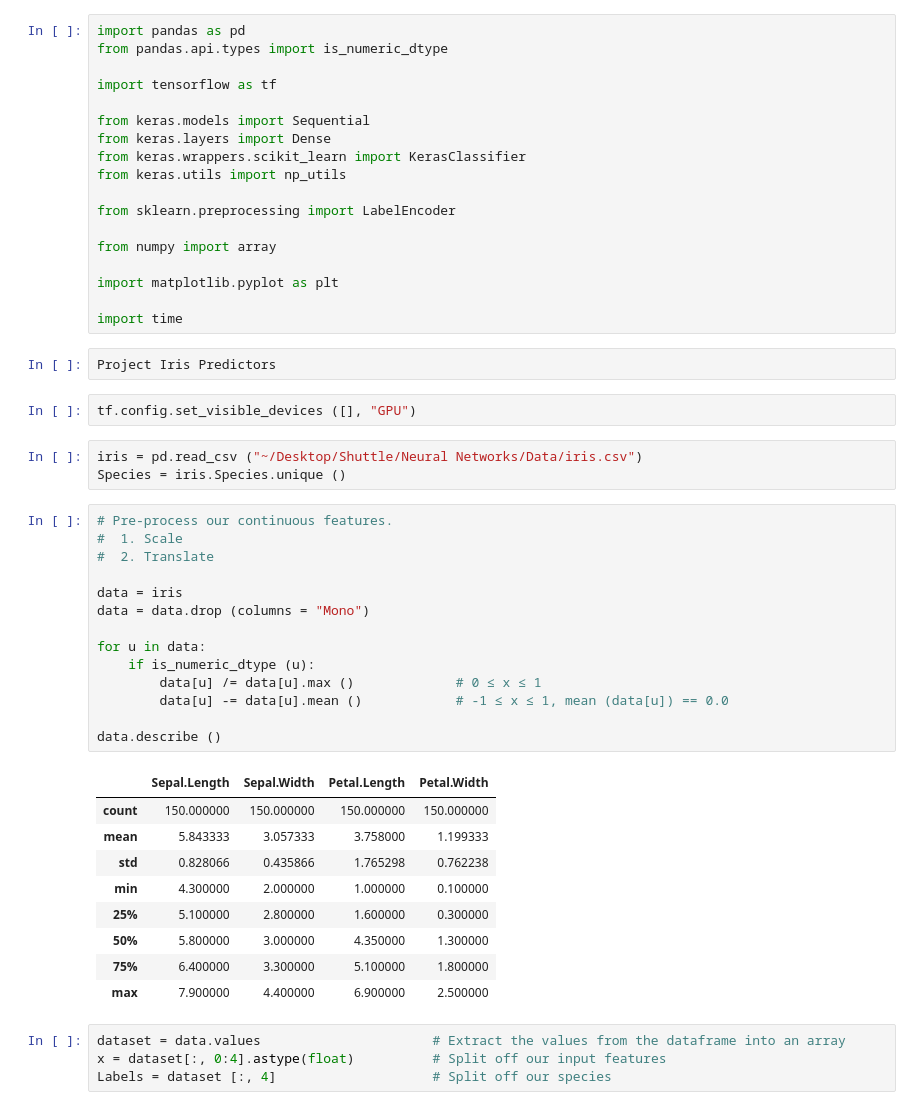
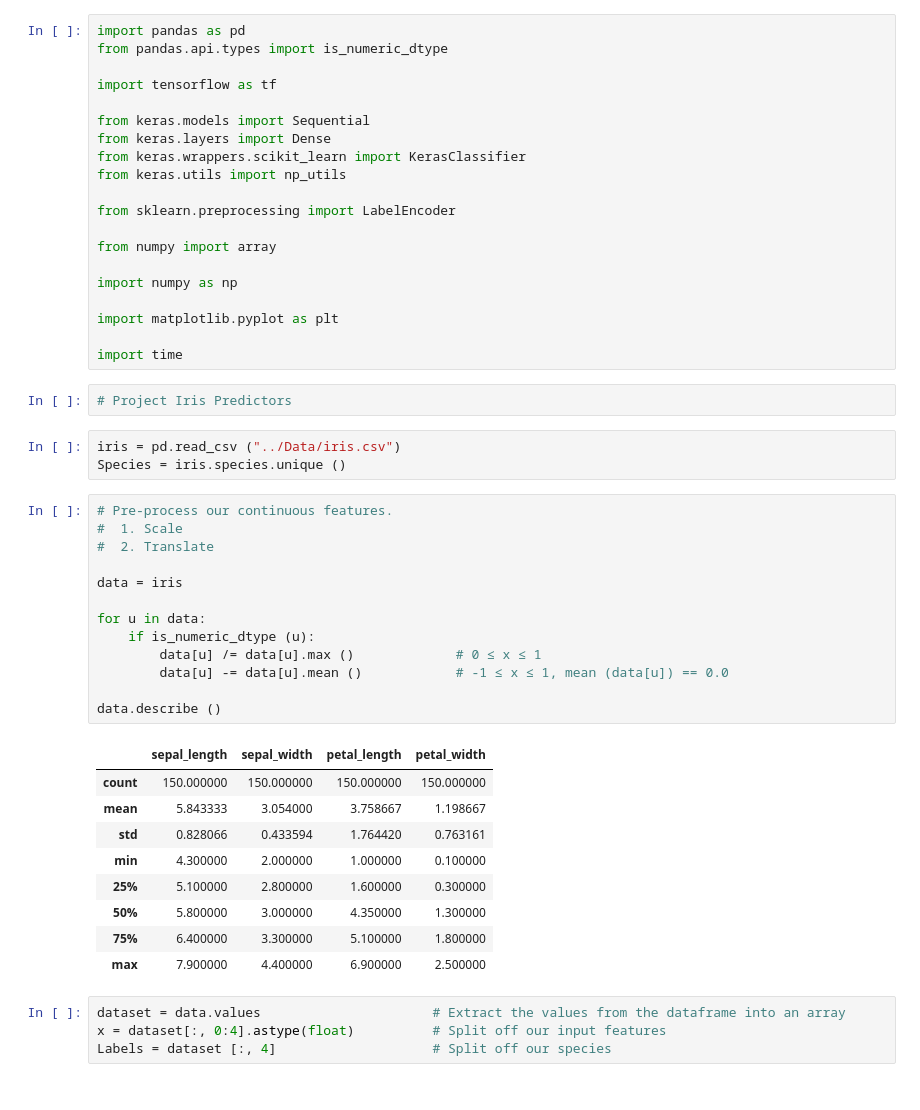
Before and after one commit to nom-de-guerre/DDL_book, a Jupyter notebook: Chap04/Project_4_3.ipynb, the cells around one changed output. Drawn from its saved outputs; the diff is of its cells as text.

```diff
--- a/Chap04/Project_4_3.ipynb
+++ b/Chap04/Project_4_3.ipynb
@@ -13,35 +13,34 @@ from sklearn.preprocessing import LabelEncoder
 
 from numpy import array
 
+import numpy as np
+
 import matplotlib.pyplot as plt
 
 import time
 # %%
-Project Iris Predictors
+# Project Iris Predictors
-# %%
-tf.config.set_visible_devices ([], "GPU")
 # %%
-iris = pd.read_csv ("~/Desktop/Shuttle/Neural Networks/Data/iris.csv")
-Species = iris.Species.unique ()
+iris = pd.read_csv ("../Data/iris.csv")
+Species = iris.species.unique ()
 # %%
 # Pre-process our continuous features.
 #  1. Scale
 #  2. Translate
 
 data = iris
-data = data.drop (columns = "Mono")
 
 for u in data:
     if is_numeric_dtype (u):
         data[u] /= data[u].max ()             # 0 ≤ x ≤ 1
         data[u] -= data[u].mean ()            # -1 ≤ x ≤ 1, mean (data[u]) == 0.0
 
 data.describe ()
 # %% [output]
-|  | Sepal.Length | Sepal.Width | Petal.Length | Petal.Width |
+|  | sepal_length | sepal_width | petal_length | petal_width |
 | count | 150.000000 | 150.000000 | 150.000000 | 150.000000 |
-| mean | 5.843333 | 3.057333 | 3.758000 | 1.199333 |
-| std | 0.828066 | 0.435866 | 1.765298 | 0.762238 |
+| mean | 5.843333 | 3.054000 | 3.758667 | 1.198667 |
+| std | 0.828066 | 0.433594 | 1.764420 | 0.763161 |
 | min | 4.300000 | 2.000000 | 1.000000 | 0.100000 |
 | 25% | 5.100000 | 2.800000 | 1.600000 | 0.300000 |
 | 50% | 5.800000 | 3.000000 | 4.350000 | 1.300000 |
```
Also changed, not shown: parts of 14 cells of this notebook, 1 other file.
